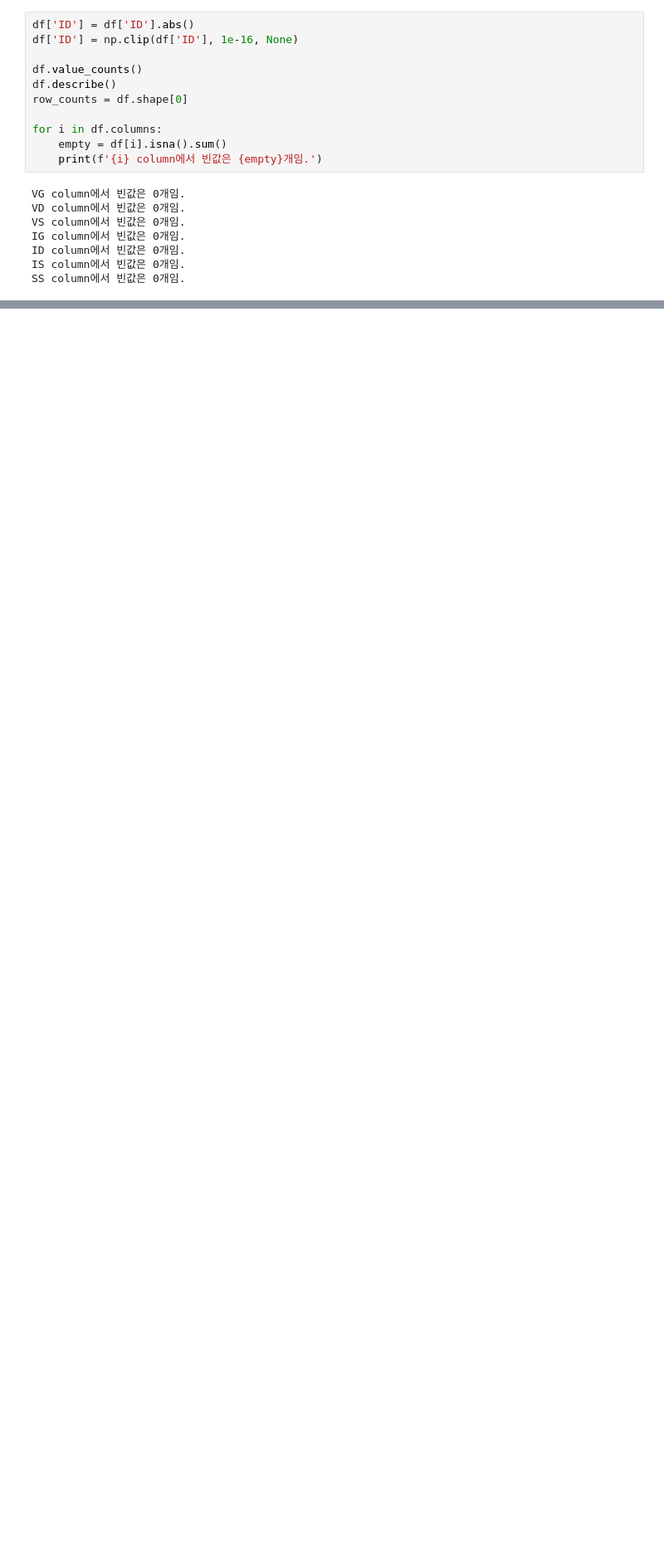
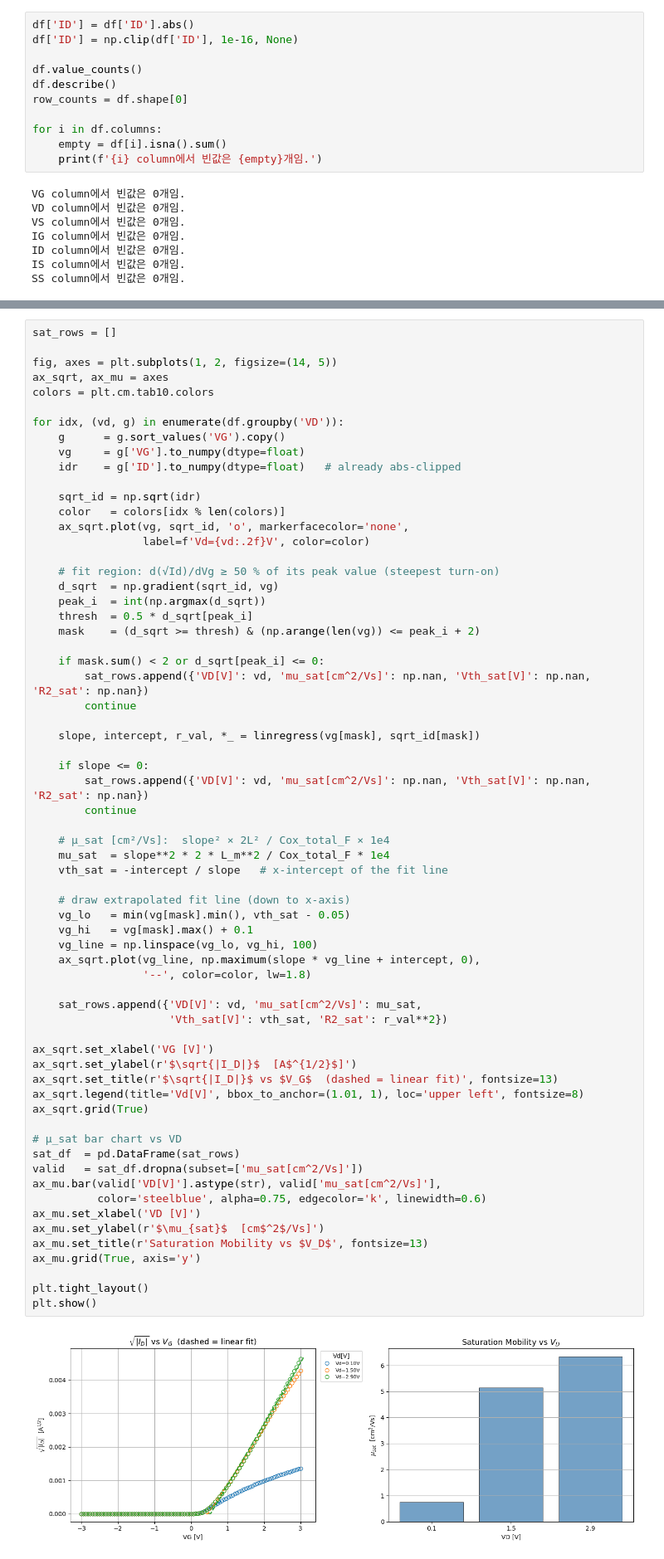
Before and after one commit to whdals4273/whdals, a Jupyter notebook: ★★★251228_transfer_curve_all.ipynb, the cells around one changed output, grey strips where cells are left out. Shown at 83% size. Drawn from its saved outputs; the diff is of its cells as text; blank space fills up the shorter version.

```diff
--- a/★★★251228_transfer_curve_all.ipynb
+++ b/★★★251228_transfer_curve_all.ipynb
@@ -220,0 +262,67 @@ mobility_summary_df
+# %%
+sat_rows = []
+
+fig, axes = plt.subplots(1, 2, figsize=(14, 5))
+ax_sqrt, ax_mu = axes
+colors = plt.cm.tab10.colors
+
+for idx, (vd, g) in enumerate(df.groupby('VD')):
+    g      = g.sort_values('VG').copy()
+    vg     = g['VG'].to_numpy(dtype=float)
+    idr    = g['ID'].to_numpy(dtype=float)   # already abs-clipped
+
+    sqrt_id = np.sqrt(idr)
+    color   = colors[idx % len(colors)]
+    ax_sqrt.plot(vg, sqrt_id, 'o', markerfacecolor='none',
+                 label=f'Vd={vd:.2f}V', color=color)
+
+    # fit region: d(√Id)/dVg ≥ 50 % of its peak value (steepest turn-on)
+    d_sqrt  = np.gradient(sqrt_id, vg)
+    peak_i  = int(np.argmax(d_sqrt))
+    thresh  = 0.5 * d_sqrt[peak_i]
+    mask    = (d_sqrt >= thresh) & (np.arange(len(vg)) <= peak_i + 2)
+
+    if mask.sum() < 2 or d_sqrt[peak_i] <= 0:
+        sat_rows.append({'VD[V]': vd, 'mu_sat[cm^2/Vs]': np.nan, 'Vth_sat[V]': np.nan, 'R2_sat': np.nan})
+        continue
+
+    slope, intercept, r_val, *_ = linregress(vg[mask], sqrt_id[mask])
+
+    if slope <= 0:
+        sat_rows.append({'VD[V]': vd, 'mu_sat[cm^2/Vs]': np.nan, 'Vth_sat[V]': np.nan, 'R2_sat': np.nan})
+        continue
+
+    # μ_sat [cm²/Vs]:  slope² × 2L² / Cox_total_F × 1e4
+    mu_sat  = slope**2 * 2 * L_m**2 / Cox_total_F * 1e4
+    vth_sat = -intercept / slope   # x-intercept of the fit line
+
+    # draw extrapolated fit line (down to x-axis)
+    vg_lo   = min(vg[mask].min(), vth_sat - 0.05)
+    vg_hi   = vg[mask].max() + 0.1
+    vg_line = np.linspace(vg_lo, vg_hi, 100)
+    ax_sqrt.plot(vg_line, np.maximum(slope * vg_line + intercept, 0),
+                 '--', color=color, lw=1.8)
+
+    sat_rows.append({'VD[V]': vd, 'mu_sat[cm^2/Vs]': mu_sat,
+                     'Vth_sat[V]': vth_sat, 'R2_sat': r_val**2})
+
+ax_sqrt.set_xlabel('VG [V]')
+ax_sqrt.set_ylabel(r'$\sqrt{|I_D|}$  [A$^{1/2}$]')
+ax_sqrt.set_title(r'$\sqrt{|I_D|}$ vs $V_G$  (dashed = linear fit)', fontsize=13)
+ax_sqrt.legend(title='Vd[V]', bbox_to_anchor=(1.01, 1), loc='upper left', fontsize=8)
+ax_sqrt.grid(True)
+
+# μ_sat bar chart vs VD
+sat_df  = pd.DataFrame(sat_rows)
+valid   = sat_df.dropna(subset=['mu_sat[cm^2/Vs]'])
+ax_mu.bar(valid['VD[V]'].astype(str), valid['mu_sat[cm^2/Vs]'],
+          color='steelblue', alpha=0.75, edgecolor='k', linewidth=0.6)
+ax_mu.set_xlabel('VD [V]')
+ax_mu.set_ylabel(r'$\mu_{sat}$  [cm$^2$/Vs]')
+ax_mu.set_title(r'Saturation Mobility vs $V_D$', fontsize=13)
+ax_mu.grid(True, axis='y')
+
+plt.tight_layout()
+plt.show()
+# %% [output]
+[figure, added]
```
Also changed, not shown: parts of 15 cells of this notebook, 7 other files.
